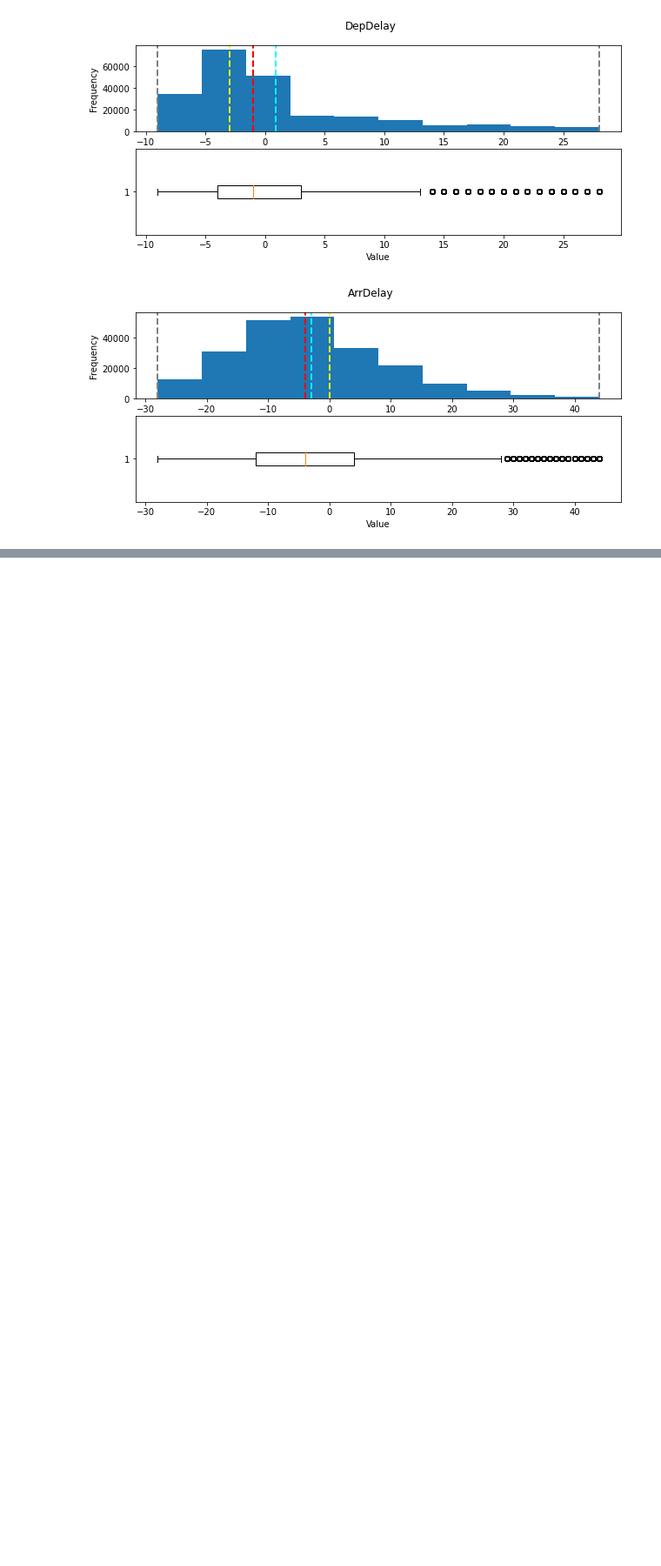
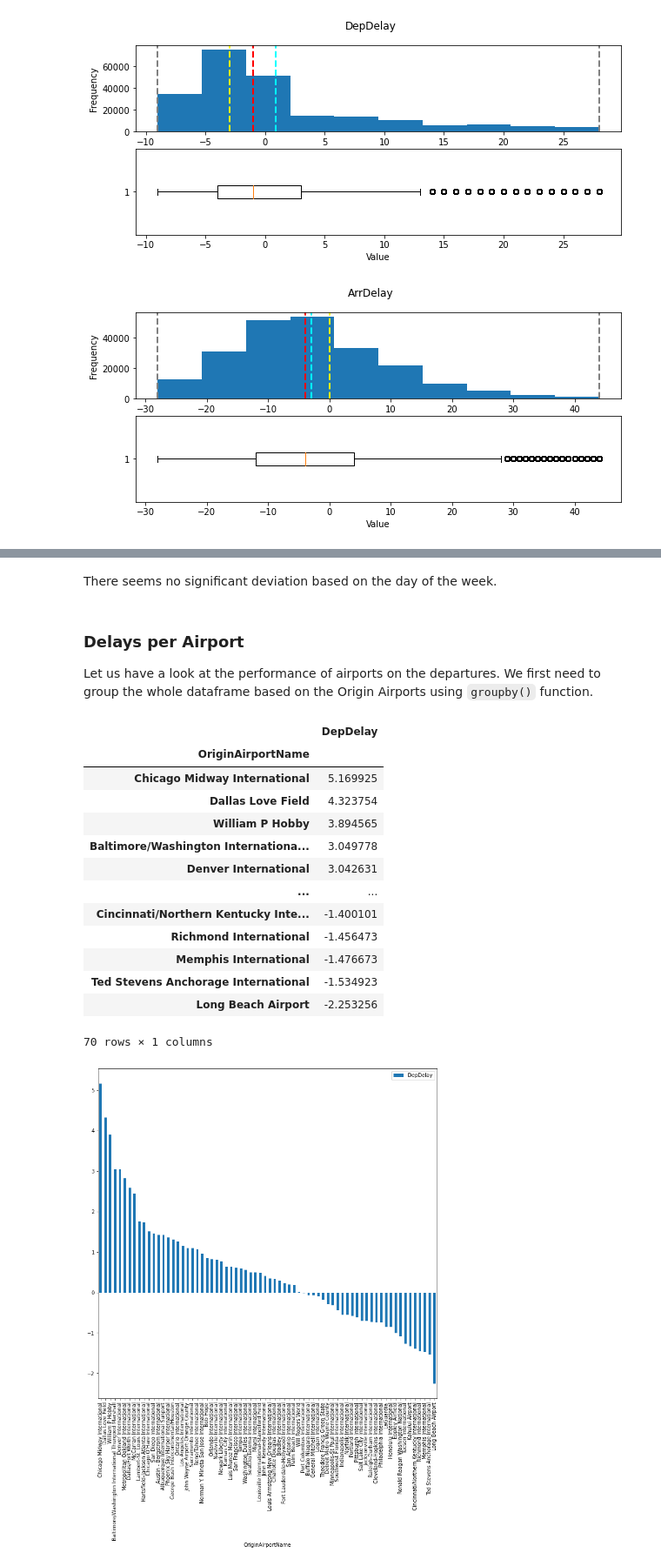
Before and after one commit to utkukrc/dataSciencePortfolio, a Jupyter notebook: flight_analysis.ipynb, the cells around one changed output, grey strips where cells are left out. Shown at 87% size. Saved outputs shown, nothing was run; the diff lists cells and outputs as text; code cells hidden in the pictures; blank space fills up the shorter version.

```diff
--- a/flight_analysis.ipynb
+++ b/flight_analysis.ipynb
@@ -236,0 +289,28 @@ Now, we can see that the columns seems better. However, as can be inspected from
+# %% [markdown]
+There seems no significant deviation based on the day of the week.
+# %% [markdown]
+### Delays per Airport
+
+Let us have a look at the performance of airports on the departures. We first need to group the whole dataframe based on the Origin Airports using `groupby()` function.
+# %%
+dep_gr_airport = flights.groupby(flights.OriginAirportName)
+
+mean_dep = pd.DataFrame(dep_gr_airport['DepDelay'].mean()).sort_values('DepDelay', ascending=False)
+mean_dep.plot(kind = "bar", figsize=(12,12))
+mean_dep
+# %% [output]
+|  | DepDelay |
+| OriginAirportName |  |
+| Chicago Midway International | 5.169925 |
+| Dallas Love Field | 4.323754 |
+| William P Hobby | 3.894565 |
+| Baltimore/Washington Internationa... | 3.049778 |
+| Denver International | 3.042631 |
+| ... | ... |
+| Cincinnati/Northern Kentucky Inte... | -1.400101 |
+| Richmond International | -1.456473 |
+| Memphis International | -1.476673 |
+| Ted Stevens Anchorage International | -1.534923 |
+| Long Beach Airport | -2.253256 |
+70 rows × 1 columns
+[figure, added]
```
Also changed, not shown: parts of 9 cells of this notebook.
